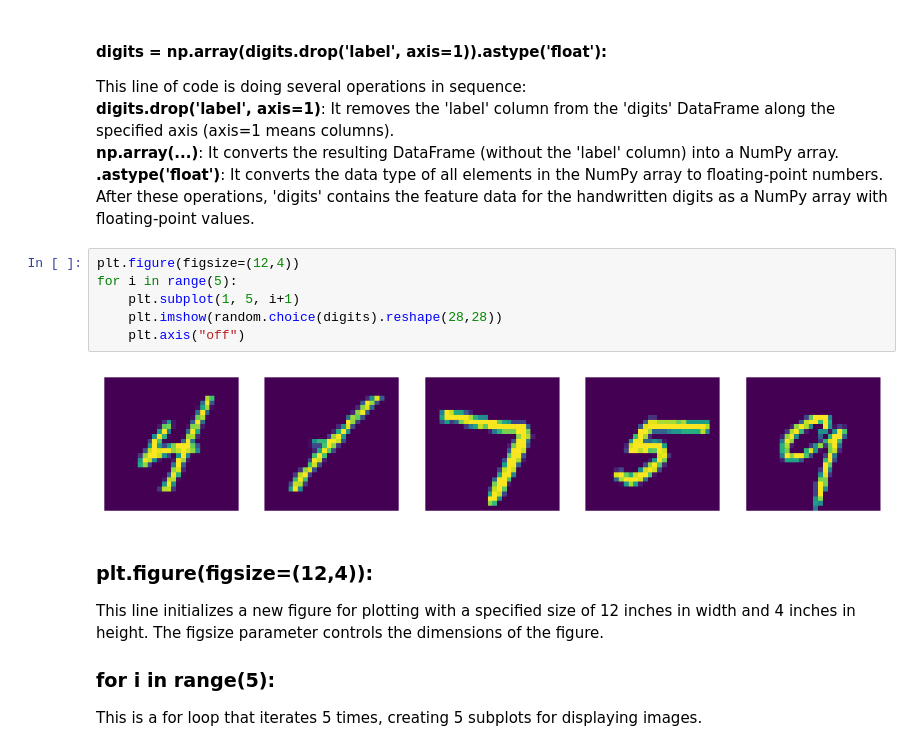
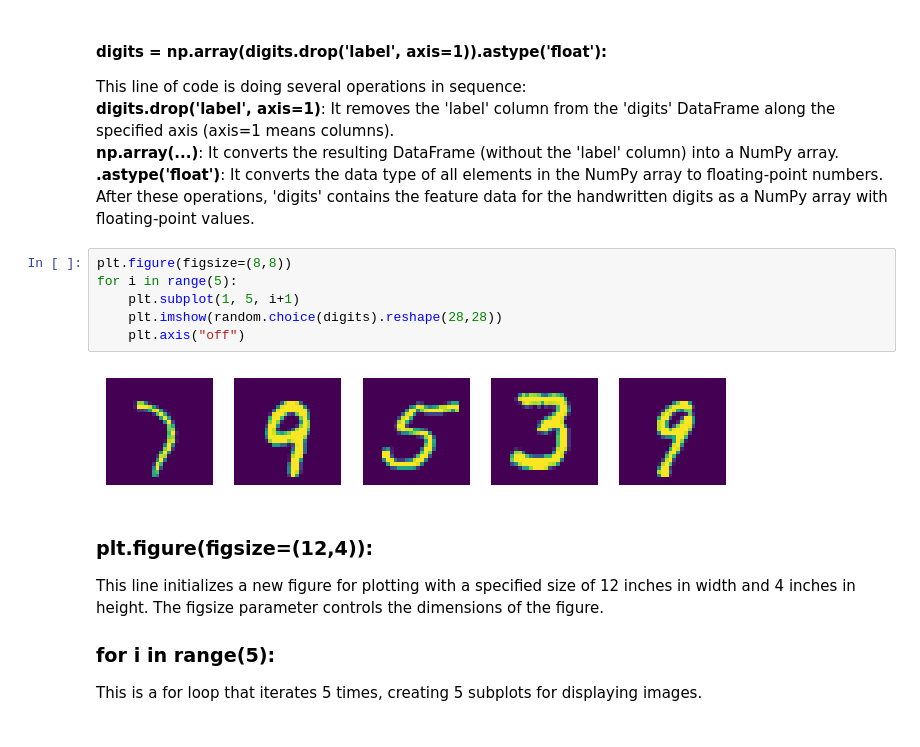
Before and after one commit to bryaanabraham/deep_learning_and_reinforcement_learning, a Jupyter notebook: Digit_Recognition.ipynb, the cells around one changed output. Cells and saved outputs as stored; diff of their text form.

```diff
--- a/Digit_Recognition.ipynb
+++ b/Digit_Recognition.ipynb
@@ -52,13 +52,13 @@ This line of code is doing several operations in sequence:<br>
 **.astype('float')**: It converts the data type of all elements in the NumPy array to floating-point numbers.<br>
 After these operations, 'digits' contains the feature data for the handwritten digits as a NumPy array with floating-point values.
 # %%
-plt.figure(figsize=(12,4))
+plt.figure(figsize=(8,8))
 for i in range(5):
     plt.subplot(1, 5, i+1)
     plt.imshow(random.choice(digits).reshape(28,28))
     plt.axis("off")
 # %% [output]
-[figure, old version]
+[figure, new version]
 # %% [markdown]
 ### plt.figure(figsize=(12,4)):
 
```
Also changed, not shown: parts of 5 cells of this notebook.
